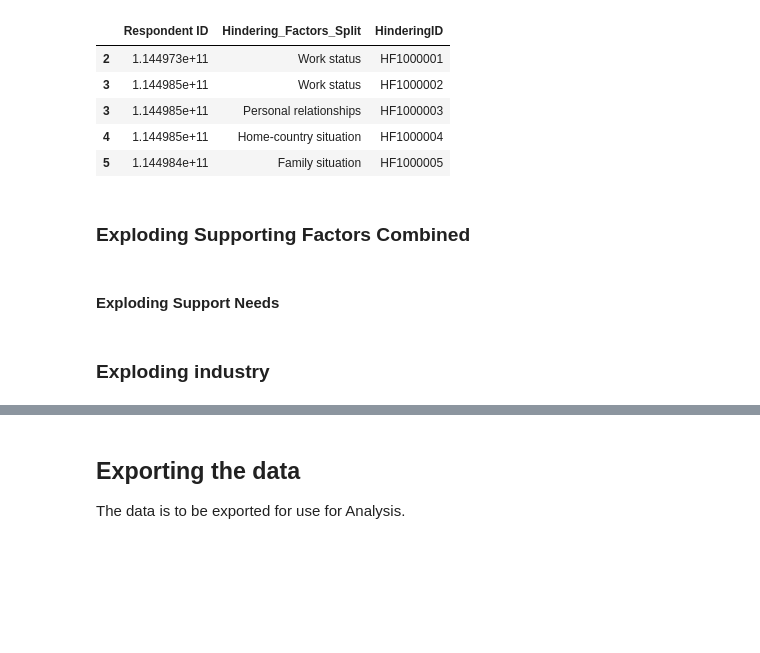
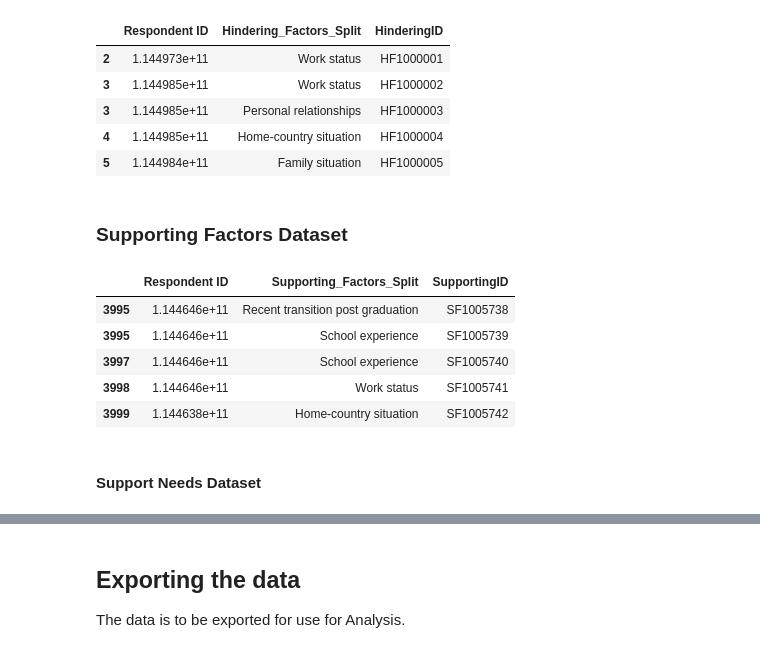
Before and after one commit to mukanzi/Google-colab-Notebooks, a Jupyter notebook: Alumni_Survey_cleaning.ipynb, the cells around one changed output, grey strips where cells are left out. Saved outputs shown, nothing was run; the diff lists cells and outputs as text; code cells hidden in the pictures; blank space fills up the shorter version.

```diff
--- a/Alumni_Survey_cleaning.ipynb
+++ b/Alumni_Survey_cleaning.ipynb
@@ -365,4 +369,4 @@ df_exploded.head()
 | 4 | 1.144985e+11 | Home-country situation | HF1000004 |
 | 5 | 1.144984e+11 | Family situation | HF1000005 |
 # %% [markdown]
-### Exploding Supporting Factors Combined
+### Supporting Factors Dataset
@@ -384,2 +373,23 @@ df_exploded.reset_index(drop=True, inplace=True)
+# %%
+# Create a new column for the split data.
+df['Supporting_Factors_Split'] = df['Supporting_Factors_Combined'].str.split(',')
+
+# Now create a new DataFrame that includes the 'Respondent ID' and the new split column.
+Supporting_factor = df[['Respondent ID', 'Supporting_Factors_Split']]
+
+# Use the explode method on the new split column.
+df_supporting = Supporting_factor.explode('Supporting_Factors_Split')
+
+df_supporting['SupportingID'] = ['SF1' + str(i).zfill(6) for i in range(1, len(df_supporting) + 1)]
+
+# Display the head of the exploded DataFrame.
+df_supporting.tail()
+# %% [output]
+|  | Respondent ID | Supporting_Factors_Split | SupportingID |
+| 3995 | 1.144646e+11 | Recent transition post graduation | SF1005738 |
+| 3995 | 1.144646e+11 | School experience | SF1005739 |
+| 3997 | 1.144646e+11 | School experience | SF1005740 |
+| 3998 | 1.144646e+11 | Work status | SF1005741 |
+| 3999 | 1.144638e+11 | Home-country situation | SF1005742 |
 # %% [markdown]
-#### Exploding Support Needs
+#### Support Needs  Dataset
@@ -401,2 +395,0 @@ df_exploded.reset_index(drop=True, inplace=True)
-# %% [markdown]
-### Exploding industry
```
Also changed, not shown: parts of 26 cells of this notebook.
